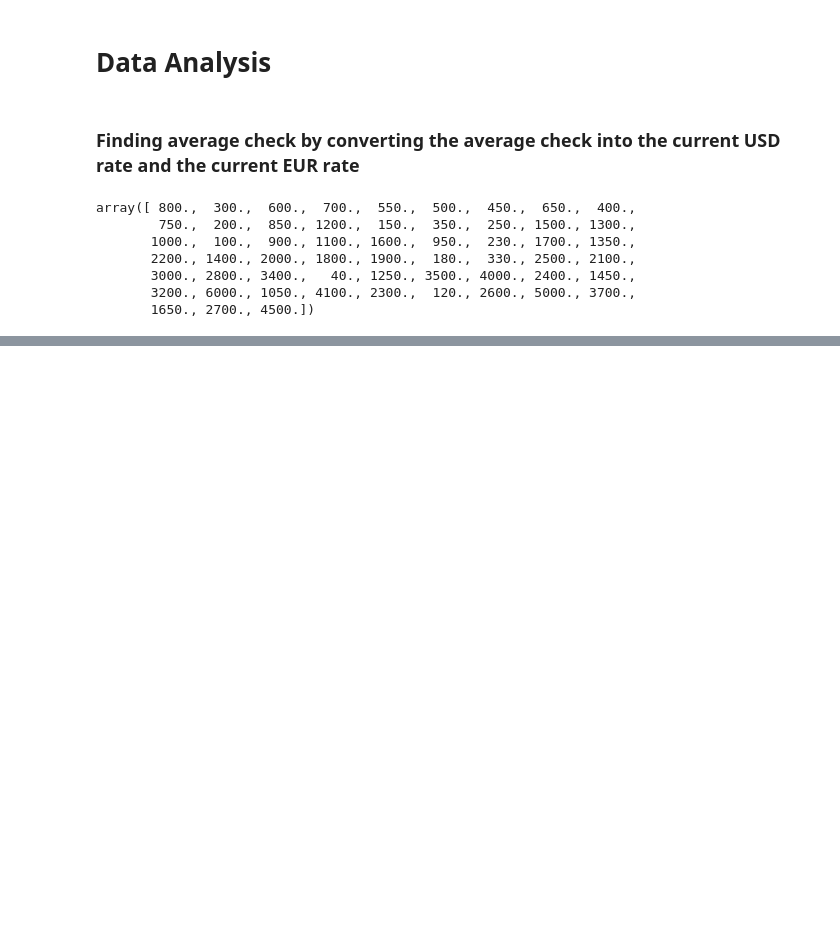
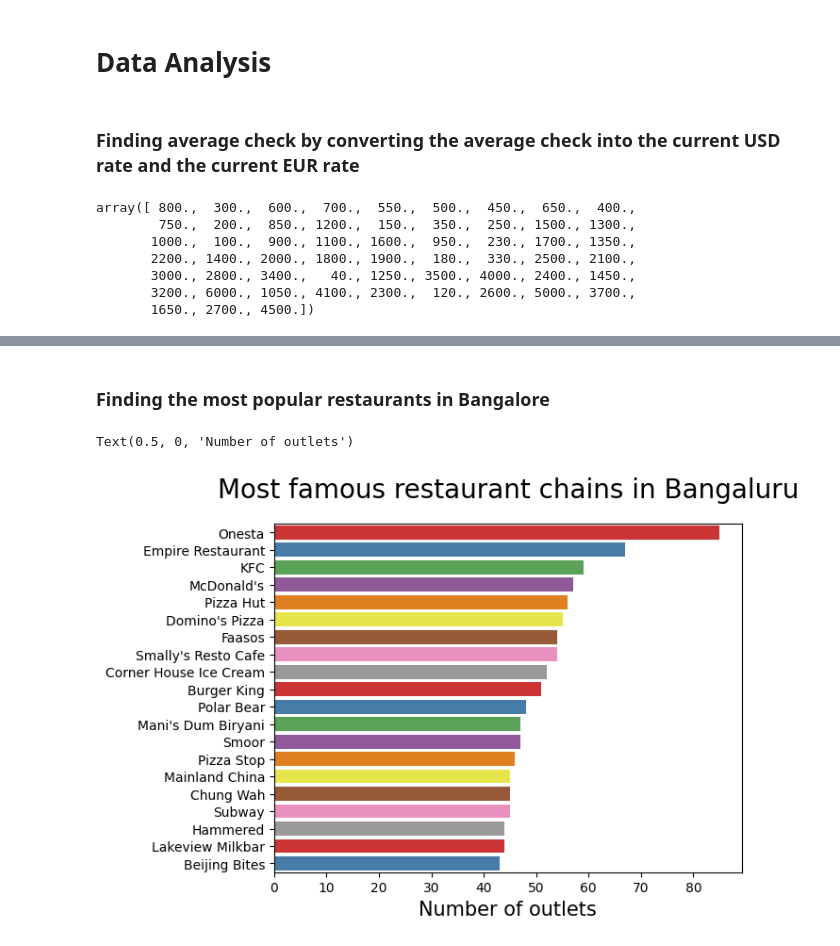
Before and after one commit to BernartGuddiny/project_zomato, a Jupyter notebook: project_zomato.ipynb, the cells around one changed output, grey strips where cells are left out. Saved outputs shown, nothing was run; the diff lists cells and outputs as text; code cells hidden in the pictures; blank space fills up the shorter version.

Commit message:
made the first half of the second goal of the project

```diff
--- a/project_zomato.ipynb
+++ b/project_zomato.ipynb
@@ -309,3 +309,5 @@ zomato_exchange.head()
 | 2 | https://www.zomato.com/SanchurroB... | 1112, Next to KIMS Medical Colleg... | San Churro Cafe | 1 | 0 | 3.8 | 918 | +91 9663487993 | Banashankari | Cafe, Casual Dining | ... |
 | 3 | https://www.zomato.com/bangalore/... | 1st Floor, Annakuteera, 3rd Stage... | Addhuri Udupi Bhojana | 0 | 0 | 3.7 | 88 | +91 9620009302 | Banashankari | Quick Bites | ... |
 | 4 | https://www.zomato.com/bangalore/... | 10, 3rd Floor, Lakshmi Associates... | Grand Village | 0 | 0 | 3.8 | 166 | +91 8026612447\r\n+91 9901210005 | Basavanagudi | Casual Dining | ... |
+# %% [markdown]
+### Finding the most popular restaurants in Bangalore
@@ -311,0 +317,17 @@ zomato_exchange.head()
+# %%
+# First, let's see what famous reataurant chains are in Bangalore
+chains = zomato['name']\
+    .value_counts()[:20]
+
+sns.barplot(x=chains
+            , y=chains.index
+            , palette='Set1')
+
+plt.title("Most famous restaurant chains in Bangaluru"
+          , size=20
+          , pad=20)
+plt.xlabel("Number of outlets"
+           , size=15)
+# %% [output]
+Text(0.5, 0, 'Number of outlets')
+[figure, added]
```
Also changed, not shown: parts of 1 cell of this notebook.
